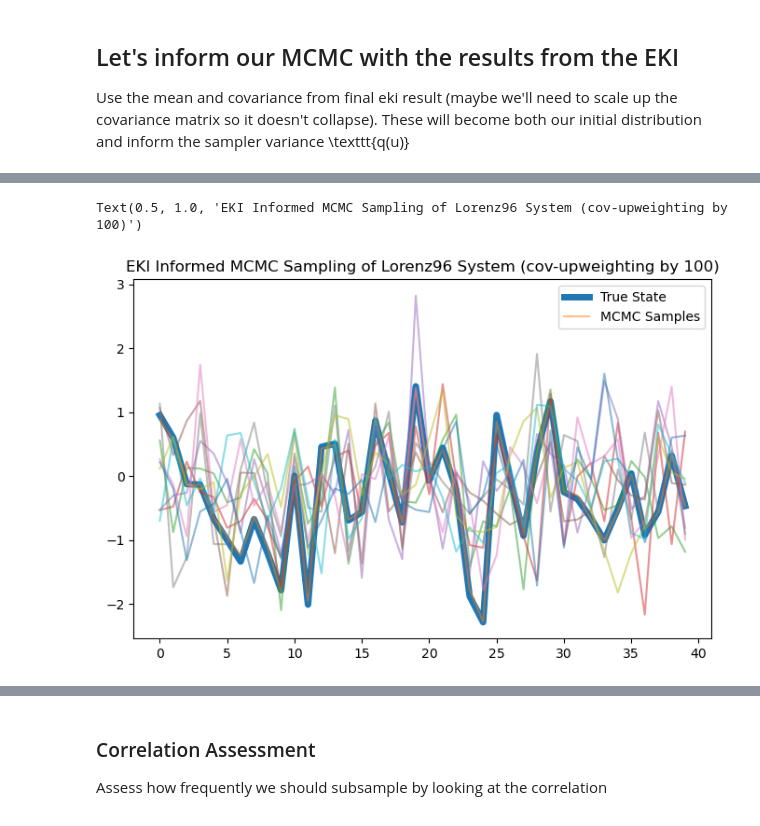
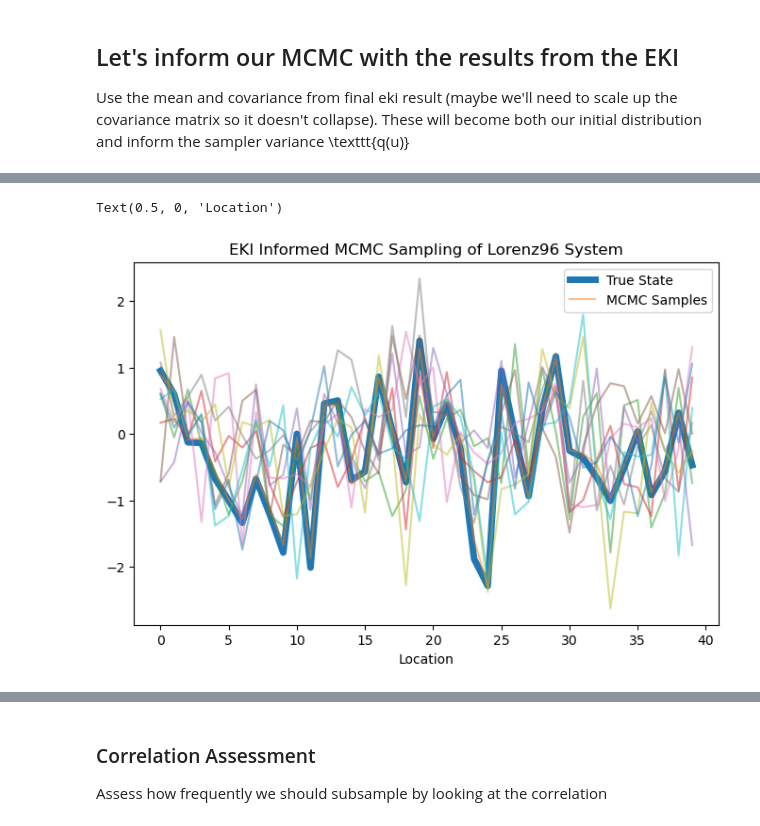
Before and after one commit to Julians42/ACM270, a Jupyter notebook: lorenz96/eki_lorenz96.ipynb, the cells around one changed output, grey strips where cells are left out. Drawn from its saved outputs; the diff is of its cells as text; code cells hidden in the pictures.

Commit message:
Full Lorenz96 implementation with plotting

```diff
--- a/lorenz96/eki_lorenz96.ipynb
+++ b/lorenz96/eki_lorenz96.ipynb
@@ -351,9 +346,10 @@ Acceptance rate: 0.222
 # %%
 plt.figure(figsize=(8,5))
 plt.plot(x0, linewidth=5)
-plt.plot(np.transpose(samples[::100]), alpha=.5) # get every 1000th sample to reduce correlation
+plt.plot(np.transpose(samples[::100]), alpha=.5) # get every 100th sample to reduce correlation
 plt.legend(["True State", "MCMC Samples"])
-plt.title("EKI Informed MCMC Sampling of Lorenz96 System (cov-upweighting by 100)")
+plt.title("EKI Informed MCMC Sampling of Lorenz96 System")
+plt.xlabel("Location")
 # %% [output]
-Text(0.5, 1.0, 'EKI Informed MCMC Sampling of Lorenz96 System (cov-upweighting by 100)')
+Text(0.5, 0, 'Location')
-[figure, old version]
+[figure, new version]
```
Also changed, not shown: parts of 48 cells of this notebook.
